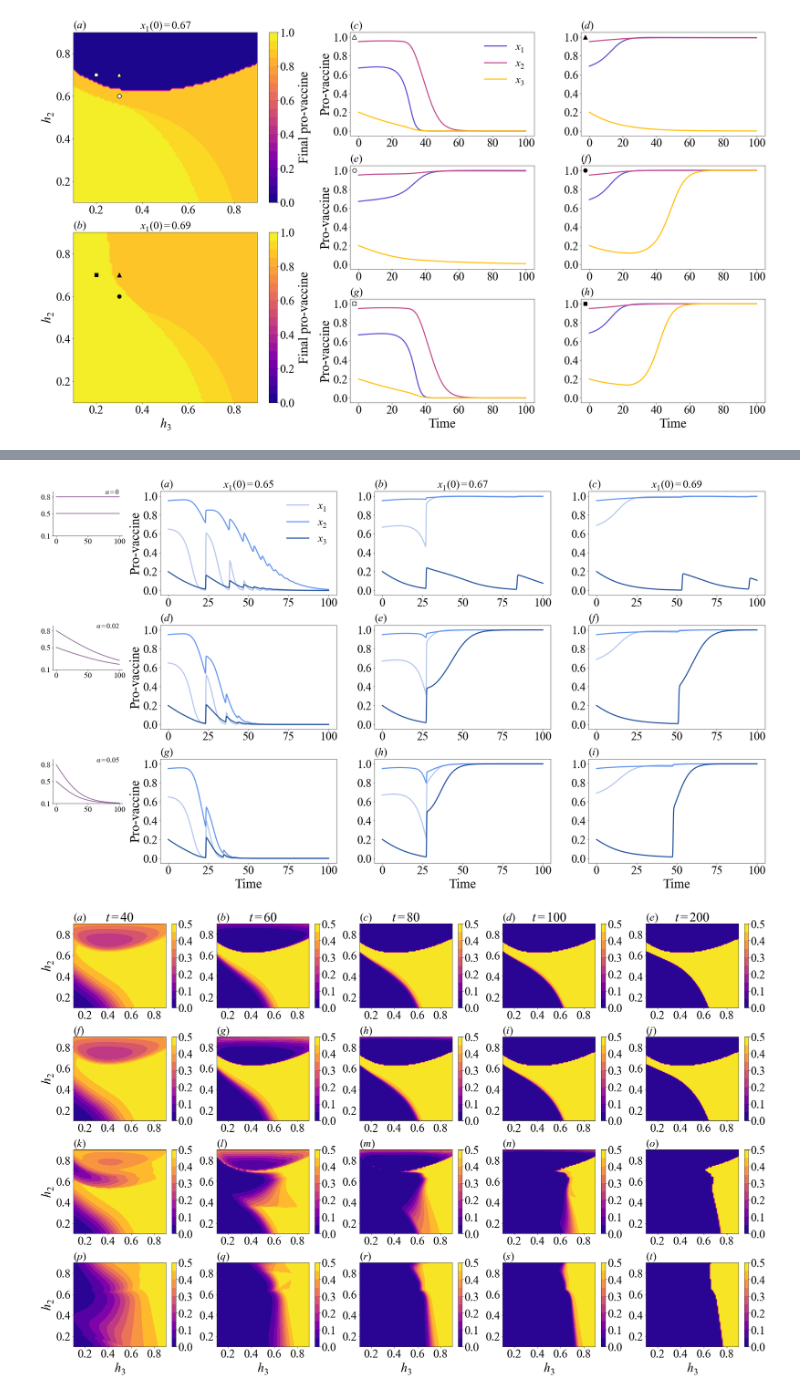
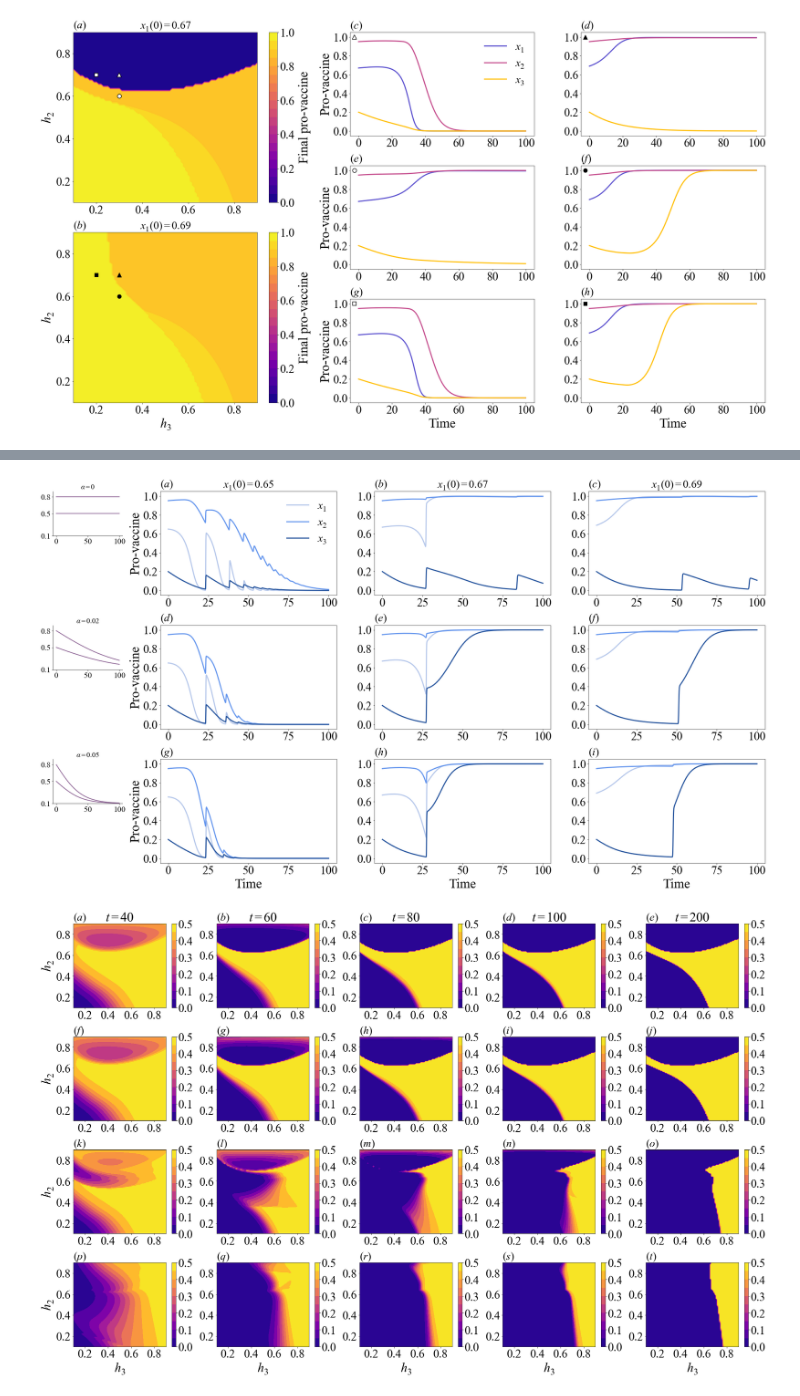
Before and after one commit to z255he/multi-homo, a Jupyter notebook: plotter.ipynb, the cells around one changed output, grey strips where cells are left out. Saved outputs shown, nothing was run; the diff lists cells and outputs as text; code cells hidden in the pictures.

```diff
--- a/plotter.ipynb
+++ b/plotter.ipynb
@@ -569,9 +572,12 @@ ax7ins.set_yticks([0.1, 0.5, 0.8])
 ax1ins.tick_params(axis='both', which='major', labelsize=22)
 ax4ins.tick_params(axis='both', which='major', labelsize=22)
 ax7ins.tick_params(axis='both', which='major', labelsize=22)
-ax1ins.text(100, 0.82, r'$\alpha=0$', size=20, horizontalalignment='right', verticalalignment='bottom')
-ax4ins.text(100, 0.82, r'$\alpha=0.02$', size=20, horizontalalignment='right', verticalalignment='bottom')
-ax7ins.text(100, 0.82, r'$\alpha=0.05$', size=20, horizontalalignment='right', verticalalignment='bottom')
+ax1ins.set_title(r'$\alpha=0$', size=20)
+ax4ins.set_title(r'$\alpha=0.02$', size=20)
+ax7ins.set_title(r'$\alpha=0.05$', size=20)
+#ax1ins.text(100, 0.82, r'$\alpha=0$', size=20, horizontalalignment='right', verticalalignment='bottom')
+#ax4ins.text(100, 0.82, r'$\alpha=0.02$', size=20, horizontalalignment='right', verticalalignment='bottom')
+#ax7ins.text(100, 0.82, r'$\alpha=0.05$', size=20, horizontalalignment='right', verticalalignment='bottom')
 ax1ins.spines[['right', 'top']].set_visible(False)
 ax4ins.spines[['right', 'top']].set_visible(False)
 ax7ins.spines[['right', 'top']].set_visible(False)
@@ -596,34 +602,34 @@ ax5.set_yticks([0, 0.2, 0.4, 0.6, 0.8, 1])
 ax6.set_yticks([0, 0.2, 0.4, 0.6, 0.8, 1])
 ax7.set_yticks([0, 0.2, 0.4, 0.6, 0.8, 1])
 ax8.set_yticks([0, 0.2, 0.4, 0.6, 0.8, 1])
 ax9.set_yticks([0, 0.2, 0.4, 0.6, 0.8, 1])
 
 ax1.tick_params(axis='both', which='major', labelsize=32)
 ax2.tick_params(axis='both', which='major', labelsize=32)
 ax3.tick_params(axis='both', which='major', labelsize=32)
 ax4.tick_params(axis='both', which='major', labelsize=32)
 ax5.tick_params(axis='both', which='major', labelsize=32)
 ax6.tick_params(axis='both', which='major', labelsize=32)
 ax7.tick_params(axis='both', which='major', labelsize=32)
 ax8.tick_params(axis='both', which='major', labelsize=32)
 ax9.tick_params(axis='both', which='major', labelsize=32)
 
 ax1.text(0, 1.04, '('+r'$\it{a}$'+')', transform=ax1.transAxes, size=30)
 ax2.text(0, 1.04, '('+r'$\it{b}$'+')', transform=ax2.transAxes, size=30)
 ax3.text(0, 1.04, '('+r'$\it{c}$'+')', transform=ax3.transAxes, size=30)
 ax4.text(0, 1.04, '('+r'$\it{d}$'+')', transform=ax4.transAxes, size=30)
 ax5.text(0, 1.04, '('+r'$\it{e}$'+')', transform=ax5.transAxes, size=30)
 ax6.text(0, 1.04, '('+r'$\it{f}$'+')', transform=ax6.transAxes, size=30)
 ax7.text(0, 1.04, '('+r'$\it{g}$'+')', transform=ax7.transAxes, size=30)
 ax8.text(0, 1.04, '('+r'$\it{h}$'+')', transform=ax8.transAxes, size=30)
 ax9.text(0, 1.04, '('+r'$\it{i}$'+')', transform=ax9.transAxes, size=30)
 
 plt.tight_layout()
 #plt.savefig('./figures/logistic_de.png', dpi=300, bbox_inches='tight')
 #plt.savefig('./figures/logistic_de.eps', format='eps', bbox_inches='tight')
 plt.show()
 # %% [output]
-[figure, old version]
+[figure, new version]
 # %%
 df_x1_10 = pd.read_csv('./simulation_3.0/h2h3_x1_pol_10_0.67.csv', index_col=0)
 df_x2_10 = pd.read_csv('./simulation_3.0/h2h3_x2_pol_10_0.67.csv', index_col=0)
```
Also changed, not shown: parts of 1 cell of this notebook.
